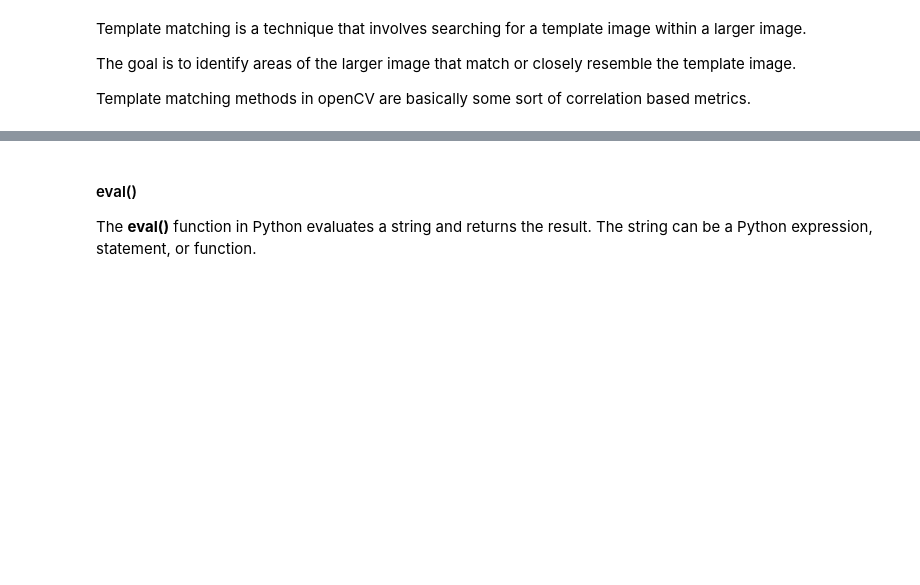
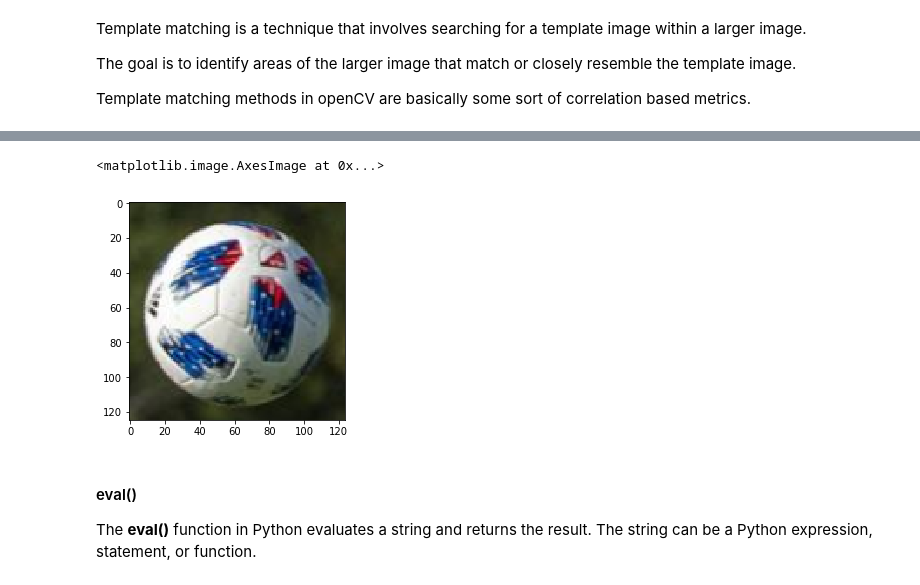
Before and after one commit to sh1fu-X/OpenCV-Basics, a Jupyter notebook: 3-Object_Detection/TemplateMatching.ipynb, the cells around one changed output, grey strips where cells are left out. Cells and saved outputs as stored; diff of their text form; code cells hidden in the pictures; blank space fills up the shorter version.

```diff
--- a/3-Object_Detection/TemplateMatching.ipynb
+++ b/3-Object_Detection/TemplateMatching.ipynb
@@ -17,6 +21,10 @@ full = cv2.cvtColor(full, cv2.COLOR_BGR2RGB)
 # %%
 football= cv2.imread('Imagess/football.png')
 football = cv2.cvtColor(football, cv2.COLOR_BGR2RGB)
+plt.imshow(football)
+# %% [output]
+<matplotlib.image.AxesImage at 0x...>
+[figure, added]
 # %% [markdown]
 #### eval()
 The **eval()** function in Python evaluates a string and returns the result. The string can be a Python expression, statement, or function.
```
Also changed, not shown: parts of 1 cell of this notebook.
